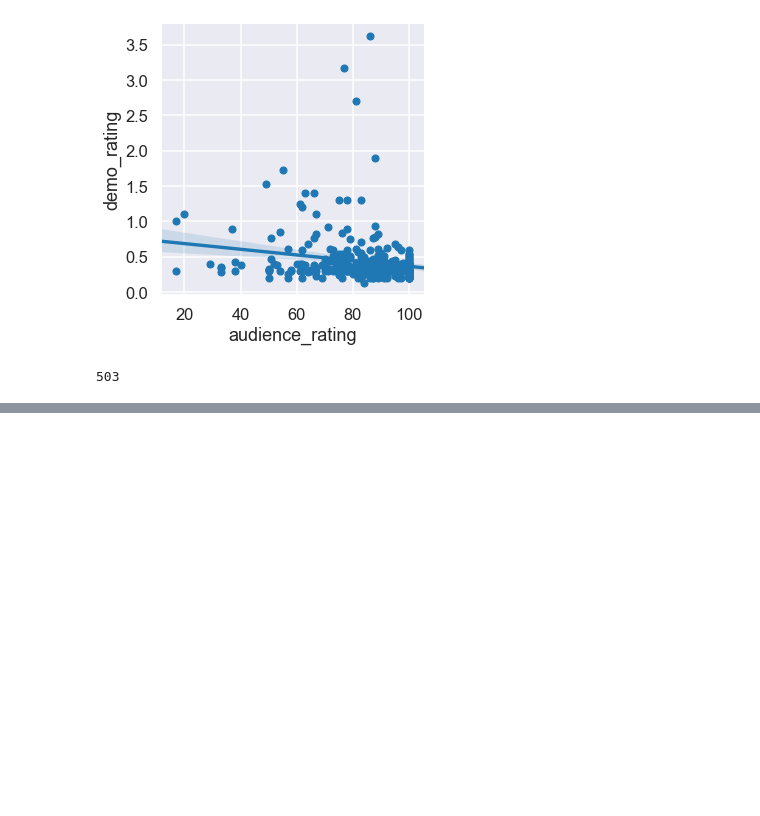
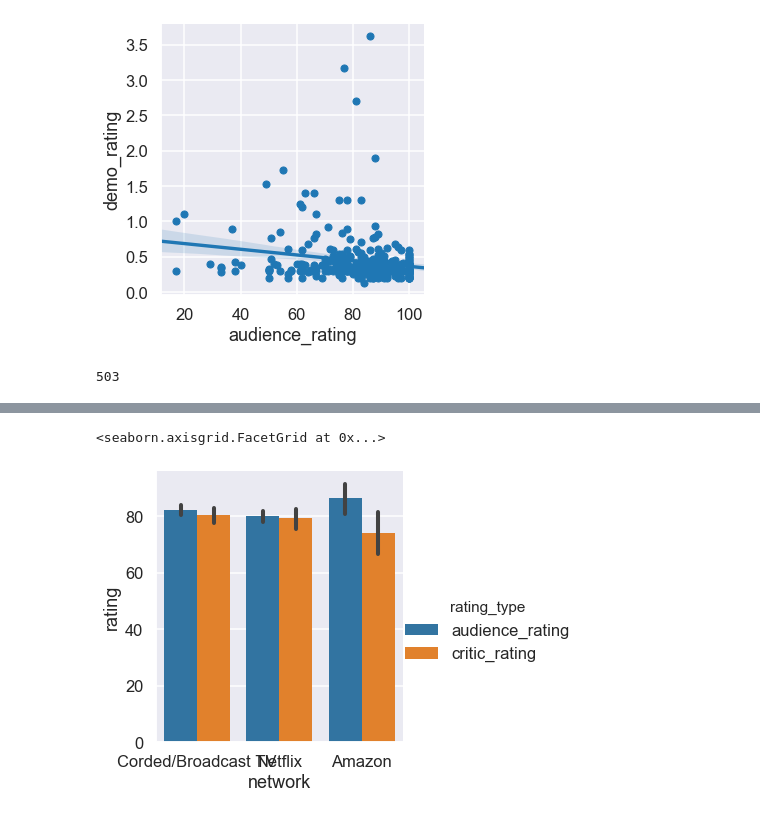
Before and after one commit to rcharan/tvshows, a Jupyter notebook: analyze.ipynb, the cells around one changed output, grey strips where cells are left out. Cells and saved outputs as stored; diff of their text form; code cells hidden in the pictures; blank space fills up the shorter version.

```diff
--- a/analyze-ravi.ipynb
+++ b/analyze.ipynb
@@ -250,0 +294,13 @@ Warnings:
+# %%
+together['network_grouped'] = together.network.map(grouper)
+# %%
+a = together[['rt_id', 'network_grouped', 'audience_rating', 'critic_rating']].rename({'network_grouped' : 'network'}, axis = 'columns').set_index(['rt_id', 'network']).stack()
+# %%
+a.index.set_names('rating_type', 2, inplace = True)
+# %%
+a = a.rename('rating').reset_index()
+# %%
+sns.catplot(x = 'network', y = 'rating', hue = 'rating_type', data = a, kind = 'bar')
+# %% [output]
+<seaborn.axisgrid.FacetGrid at 0x...>
+[figure, added]
```
Also changed, not shown: parts of 18 cells of this notebook, 1 other file.
